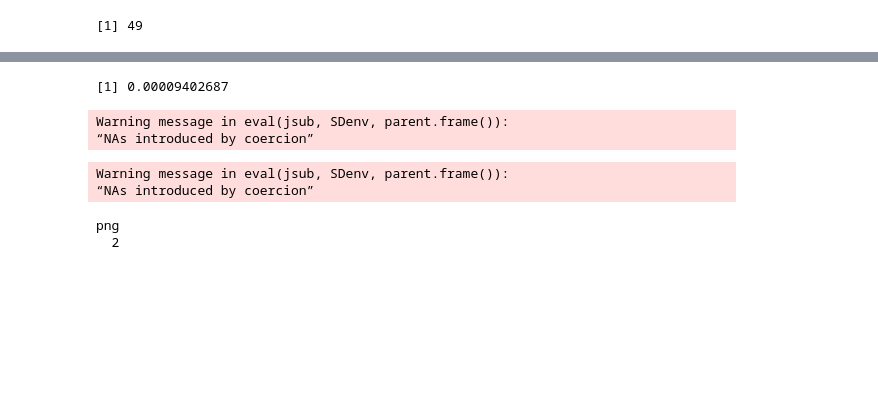
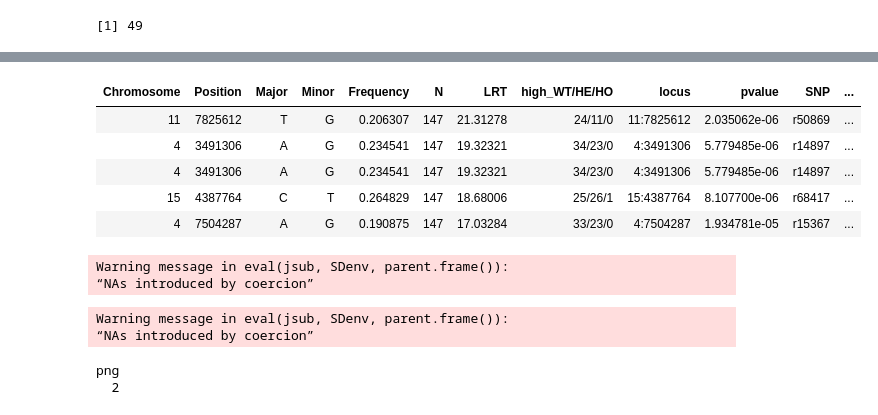
Before and after one commit to katcatalano/ClownfishGWAS, a Jupyter notebook: notebooks/plot_pcangsd_assoc.ipynb, the cells around one changed output, grey strips where cells are left out. Cells and saved outputs as stored; diff of their text form; code cells hidden in the pictures; blank space fills up the shorter version.

```diff
--- a/notebooks/plot_pcangsd_assoc.ipynb
+++ b/notebooks/plot_pcangsd_assoc.ipynb
@@ -441,3 +386,11 @@ candidate_sl_bh <- lrt_filt_sl[pvalue < max(lrt_filt_sl_sig$pvalue)]
 nrow(candidate_sl_bh[order(Chromosome, Position)] )
 # %% [output]
 [1] 49
+# %%
+#chrom level sig for sl
+lrt_filt_sl_chrom <- lrt_filt_sl[order(pvalue), rank_chrom :=  seq_len(.N), "Chromosome"][
+    , padjbh_chrom := lapply(.SD, function(x){(rank_chrom/.N)*.05}), by = "Chromosome"]
+lrt_filt_sl_chrom_sig=lrt_filt_sl_chrom[pvalue<padjbh_chrom][, bh_critical := padjbh_chrom]
+sl_threshold <- left_join(lrt_filt_sl_chrom, lrt_filt_sl_chrom_sig[, .(Chromosome, bh_critical)])
+candidate_sl_chrom_bh <- sl_threshold[pvalue < bh_critical, by="Chromosome"][Chromosome <= 24]
+nrow(candidate_sl_chrom_bh)
@@ -444,7 +401,12 @@ nrow(candidate_sl_bh[order(Chromosome, Position)] )
 # %%
-max(lrt_filt_sl_sig$pvalue)
+candidate_sl_chrom_bh
 # %% [output]
-[1] 0.00009402687
+| Chromosome | Position | Major | Minor | Frequency | N | LRT | high_WT/HE/HO | locus | pvalue | SNP | ... |
+| 11 | 7825612 | T | G | 0.206307 | 147 | 21.31278 | 24/11/0 | 11:7825612 | 2.035062e-06 | r50869 | ... |
+| 4 | 3491306 | A | G | 0.234541 | 147 | 19.32321 | 34/23/0 | 4:3491306 | 5.779485e-06 | r14897 | ... |
+| 4 | 3491306 | A | G | 0.234541 | 147 | 19.32321 | 34/23/0 | 4:3491306 | 5.779485e-06 | r14897 | ... |
+| 15 | 4387764 | C | T | 0.264829 | 147 | 18.68006 | 25/26/1 | 15:4387764 | 8.107700e-06 | r68417 | ... |
+| 4 | 7504287 | A | G | 0.190875 | 147 | 17.03284 | 33/23/0 | 4:7504287 | 1.934781e-05 | r15367 | ... |
 # %%
 lrt_filt_ucrit[, Chromosome := gsub(".","", Chromosome, fixed = T)][, Chromosome := gsub("CM","", Chromosome, fixed = T)][, Chromosome := gsub("PYAM","", Chromosome, fixed = T)]
 lrt_filt_ucrit[, Chromosome := as.numeric(Chromosome)]
```
Also changed, not shown: parts of 89 cells of this notebook.
